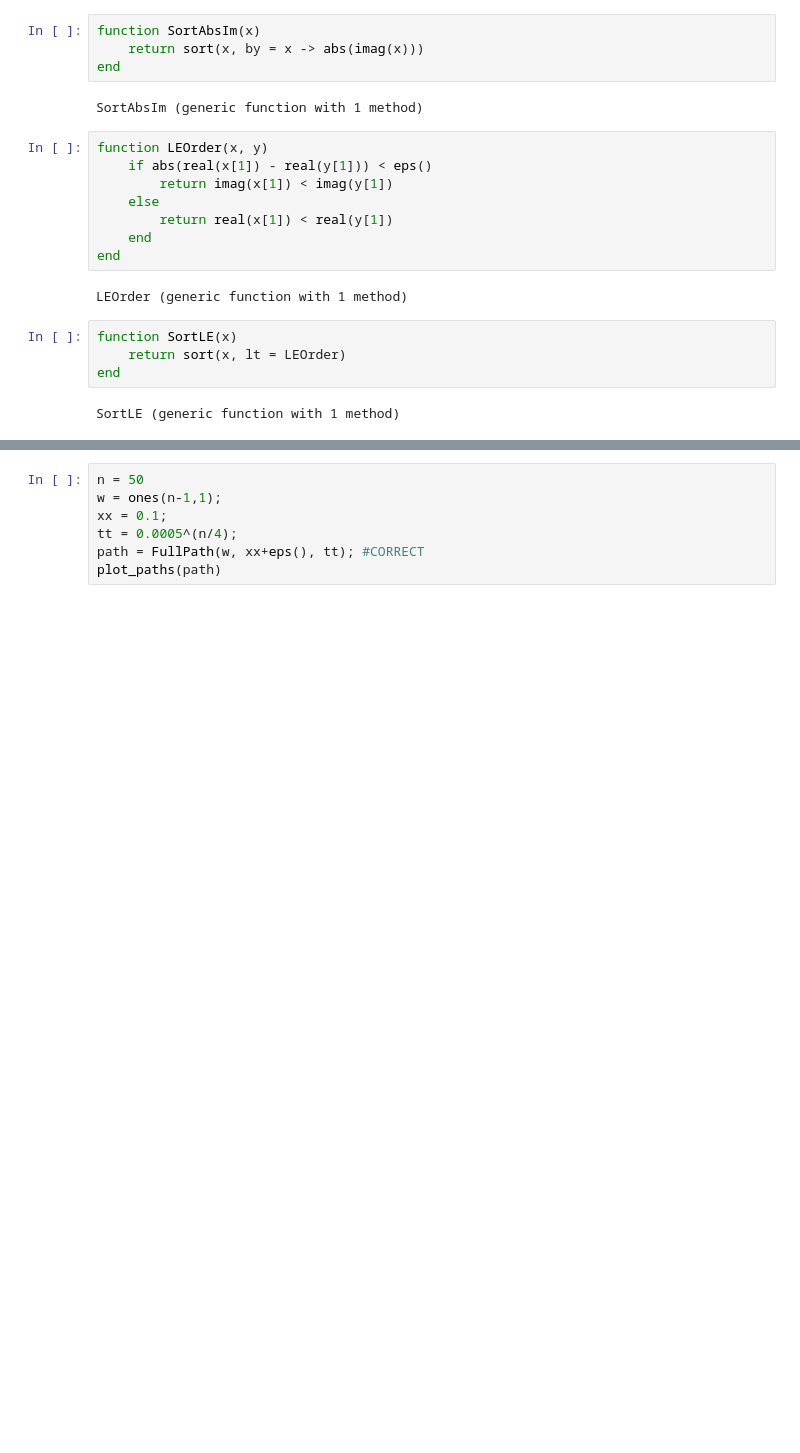
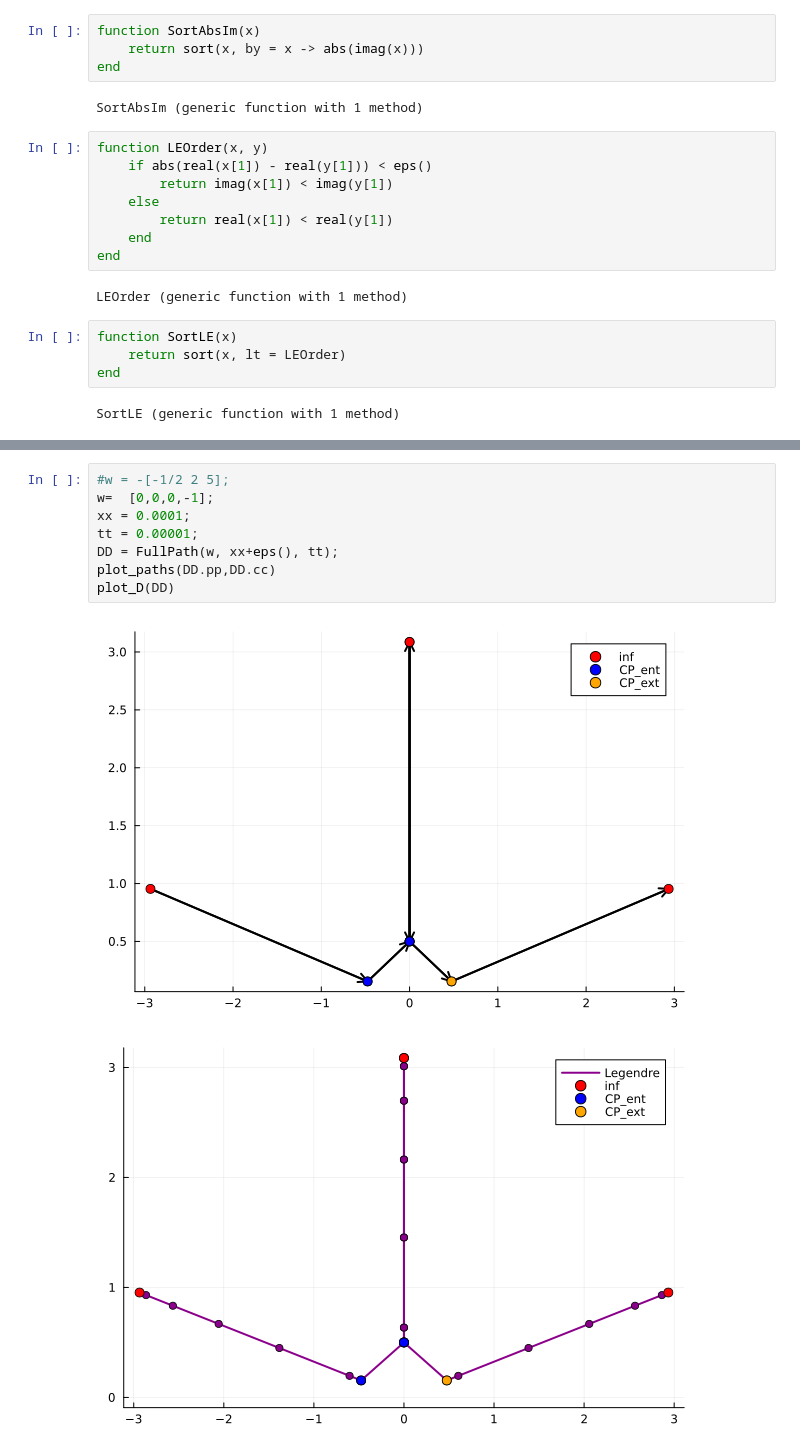
Before and after one commit to WietseVaes/NUTM-timestep, a Jupyter notebook: Memos/Deformations.ipynb, the cells around one changed output, grey strips where cells are left out. Drawn from its saved outputs; the diff is of its cells as text; blank space fills up the shorter version.

```diff
--- a/Memos/Deformations.ipynb
+++ b/Memos/Deformations.ipynb
@@ -246,7 +495,11 @@ end
 # %%
-n = 50
-w = ones(n-1,1);
-xx = 0.1;
-tt = 0.0005^(n/4);
-path = FullPath(w, xx+eps(), tt); #CORRECT
-plot_paths(path)
+#w = -[-1/2 2 5];
+w=  [0,0,0,-1];
+xx = 0.0001;
+tt = 0.00001;
+DD = FullPath(w, xx+eps(), tt);
+plot_paths(DD.pp,DD.cc)
+plot_D(DD)
+# %% [output]
+[figure, added]
+[figure, added]
```
Also changed, not shown: parts of 25 cells of this notebook.
